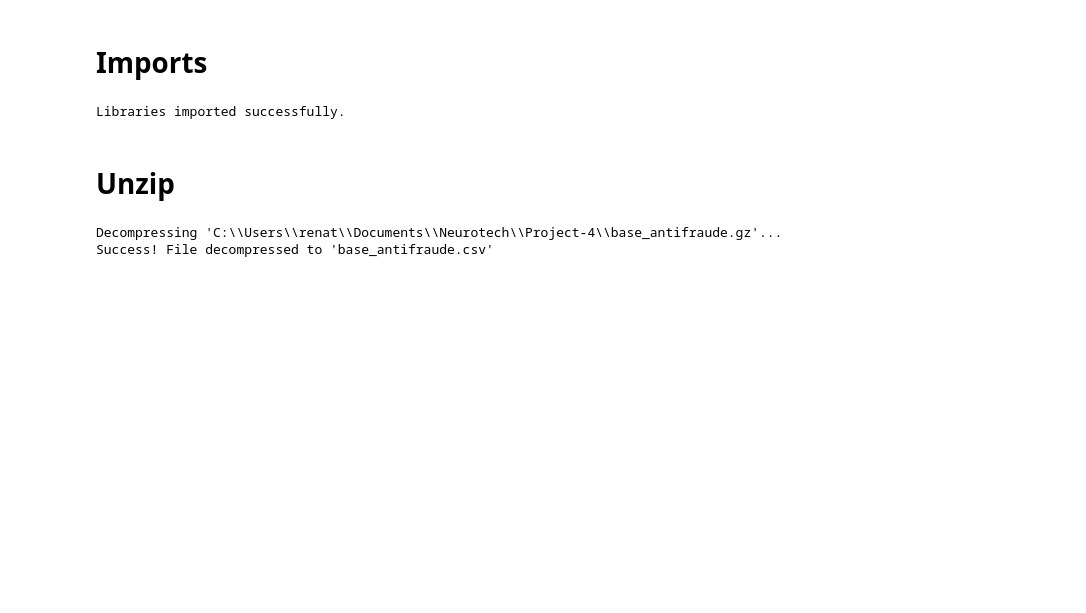
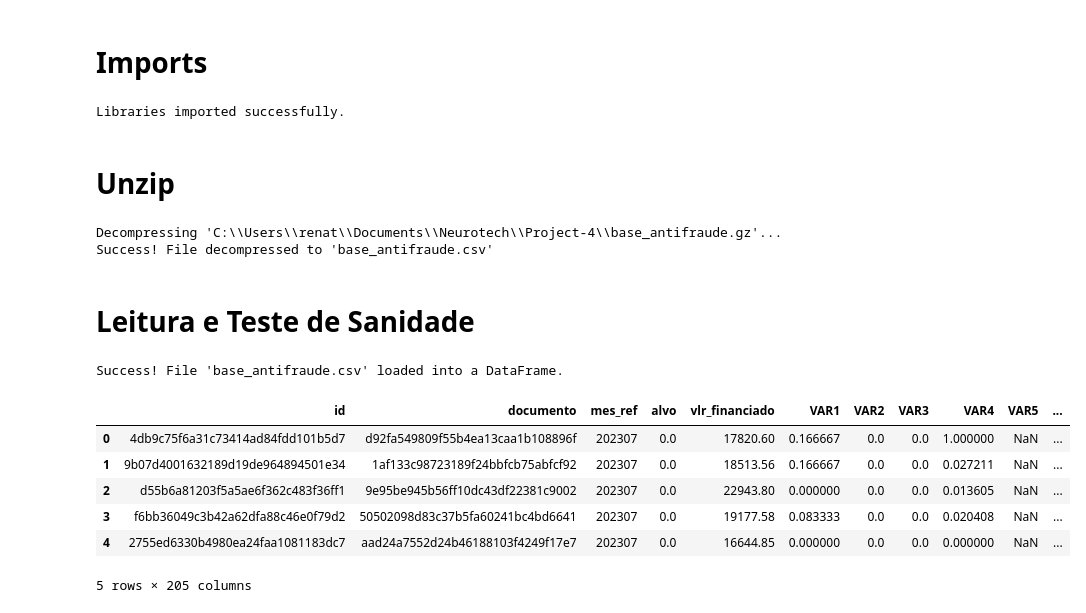
Before and after one commit to RenatoNogFer/Project-4, a Jupyter notebook: main.ipynb, the cells around one changed output. Saved outputs shown, nothing was run; the diff lists cells and outputs as text; code cells hidden in the pictures; blank space fills up the shorter version.

```diff
--- a/main.ipynb
+++ b/main.ipynb
@@ -40,3 +38,28 @@ else:
 # %% [output]
 Decompressing 'C:\\Users\\renat\\Documents\\Neurotech\\Project-4\\base_antifraude.gz'...
 Success! File decompressed to 'base_antifraude.csv'
+# %% [markdown]
+# Leitura e Teste de Sanidade
+# %%
+csv_file_path = output_file_path
+
+try:
+    data_frame = pd.read_csv(csv_file_path, sep='\t')
+
+    print(f"Success! File '{csv_file_path}' loaded into a DataFrame.")
+
+    display(data_frame.head())
+
+except FileNotFoundError:
+    print(f"Error: The file '{csv_file_path}' was not found. Please ensure the previous cell ran successfully.")
+except Exception as e:
+    print(f"An error occurred while reading the file: {e}")
+# %% [output]
+Success! File 'base_antifraude.csv' loaded into a DataFrame.
+|  | id | documento | mes_ref | alvo | vlr_financiado | VAR1 | VAR2 | VAR3 | VAR4 | VAR5 | ... |
+| 0 | 4db9c75f6a31c73414ad84fdd101b5d7 | d92fa549809f55b4ea13caa1b108896f | 202307 | 0.0 | 17820.60 | 0.166667 | 0.0 | 0.0 | 1.000000 | NaN | ... |
+| 1 | 9b07d4001632189d19de964894501e34 | 1af133c98723189f24bbfcb75abfcf92 | 202307 | 0.0 | 18513.56 | 0.166667 | 0.0 | 0.0 | 0.027211 | NaN | ... |
+| 2 | d55b6a81203f5a5ae6f362c483f36ff1 | 9e95be945b56ff10dc43df22381c9002 | 202307 | 0.0 | 22943.80 | 0.000000 | 0.0 | 0.0 | 0.013605 | NaN | ... |
+| 3 | f6bb36049c3b42a62dfa88c46e0f79d2 | 50502098d83c37b5fa60241bc4bd6641 | 202307 | 0.0 | 19177.58 | 0.083333 | 0.0 | 0.0 | 0.020408 | NaN | ... |
+| 4 | 2755ed6330b4980ea24faa1081183dc7 | aad24a7552d24b46188103f4249f17e7 | 202307 | 0.0 | 16644.85 | 0.000000 | 0.0 | 0.0 | 0.000000 | NaN | ... |
+5 rows × 205 columns
```
Also changed, not shown: parts of 13 cells of this notebook.
